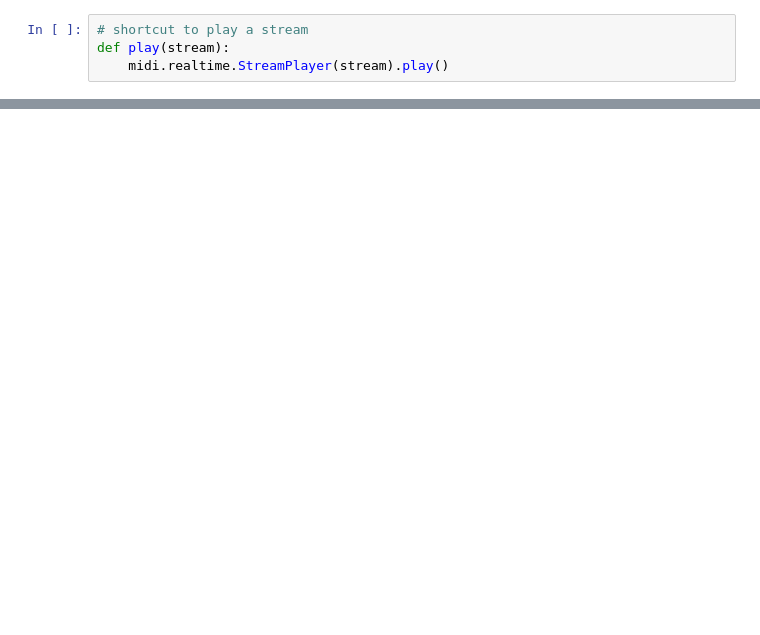
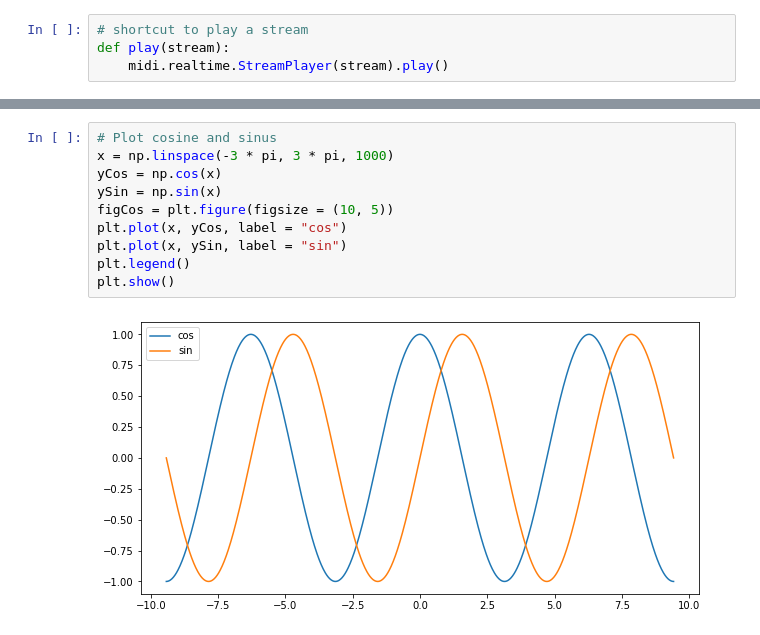
Before and after one commit to olsdavis/digimus, a Jupyter notebook: stagnation/stagnation.ipynb, the cells around one changed output, grey strips where cells are left out. Saved outputs shown, nothing was run; the diff lists cells and outputs as text; blank space fills up the shorter version.

```diff
--- a/stagnation/stagnation.ipynb
+++ b/stagnation/stagnation.ipynb
@@ -84,0 +23,12 @@ play(s)
+# %%
+# Plot cosine and sinus
+x = np.linspace(-3 * pi, 3 * pi, 1000)
+yCos = np.cos(x)
+ySin = np.sin(x)
+figCos = plt.figure(figsize = (10, 5))
+plt.plot(x, yCos, label = "cos")
+plt.plot(x, ySin, label = "sin")
+plt.legend()
+plt.show()
+# %% [output]
+[figure, added]
```
Also changed, not shown: parts of 15 cells of this notebook.
